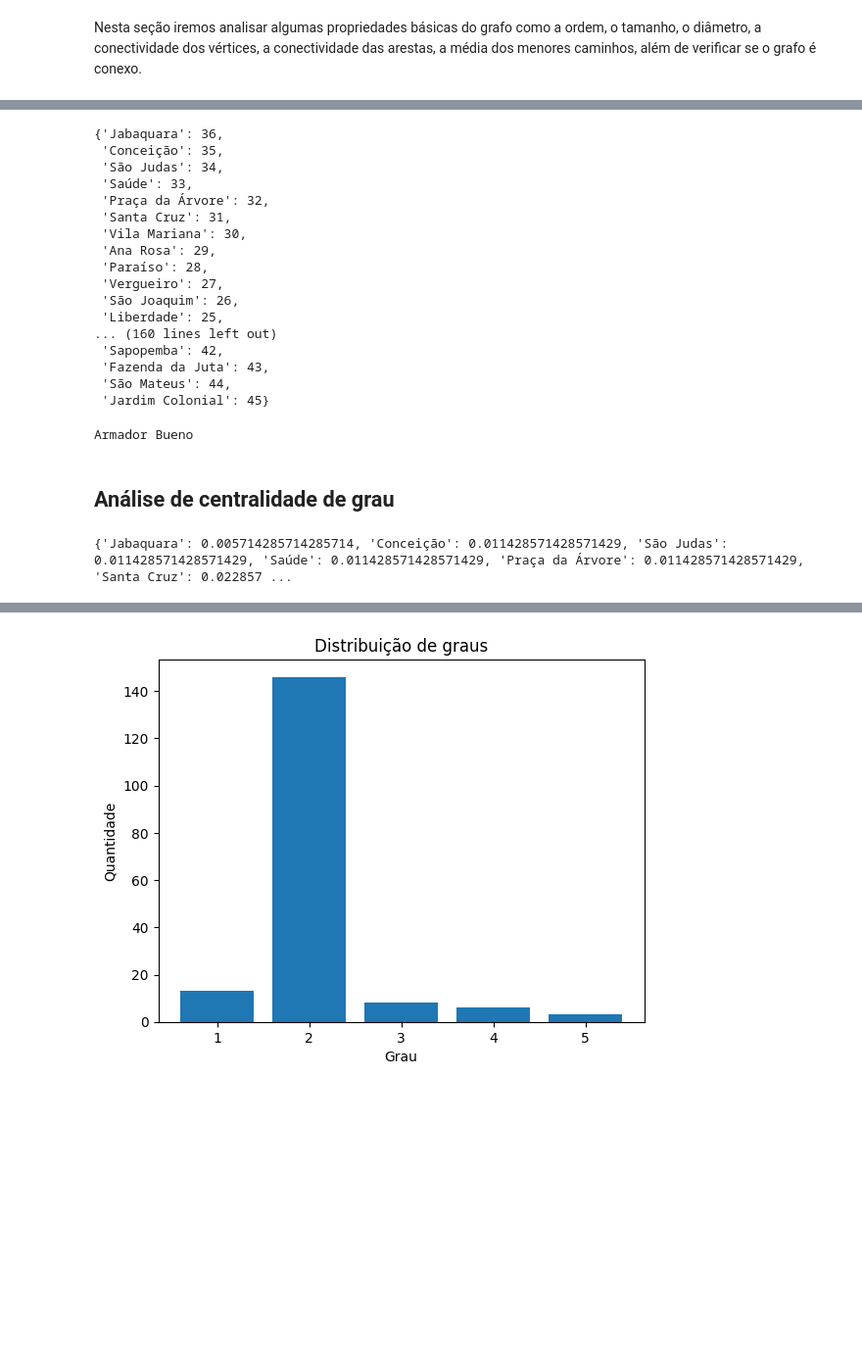
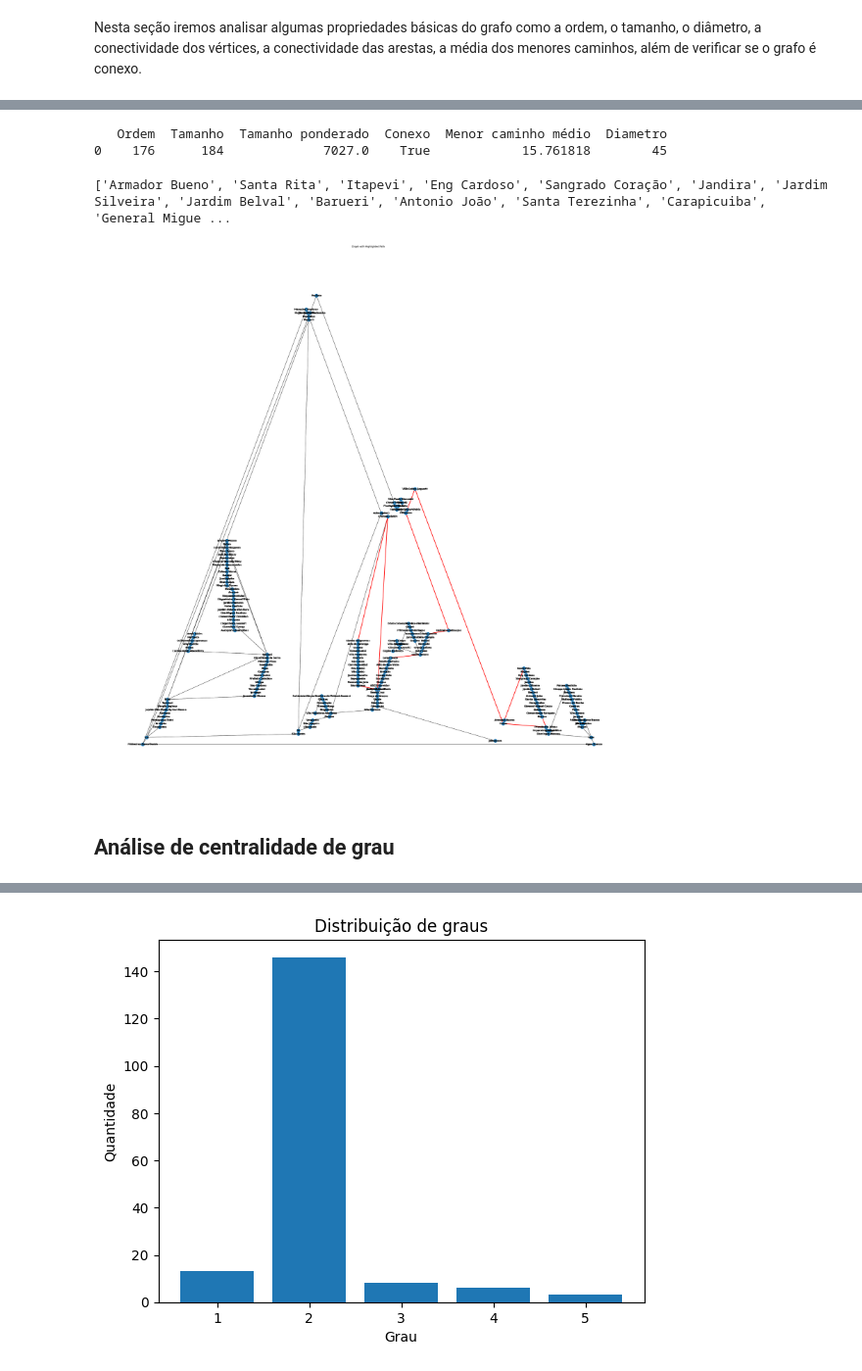
Before and after one commit to PauloAPH/AnaliseDoSistemaMetroviarioDeSaoPaulo, a Jupyter notebook: Sistema_metroviário_de_SP.ipynb, the cells around one changed output, grey strips where cells are left out. Shown at 98% size. Cells and saved outputs as stored; diff of their text form; code cells hidden in the pictures; blank space fills up the shorter version.

```diff
--- a/Sistema_metroviário_de_SP.ipynb
+++ b/Sistema_metroviário_de_SP.ipynb
@@ -233,33 +192,44 @@ exc = nx.eccentricity(G)
-# %%
-exc
-# %% [output]
-{'Jabaquara': 36,
- 'Conceição': 35,
- 'São Judas': 34,
- 'Saúde': 33,
- 'Praça da Árvore': 32,
- 'Santa Cruz': 31,
- 'Vila Mariana': 30,
- 'Ana Rosa': 29,
- 'Paraíso': 28,
- 'Vergueiro': 27,
- 'São Joaquim': 26,
- 'Liberdade': 25,
-... (160 lines left out)
- 'Sapopemba': 42,
- 'Fazenda da Juta': 43,
- 'São Mateus': 44,
- 'Jardim Colonial': 45}
-# %%
-print(max(exc, key=exc.get))
-# %% [output]
-Armador Bueno
+# %%
+# ordem de um grafo- nº de vértices
+data = {
+    "Ordem" : [G.order()],
+    "Tamanho" : [G.size()],
+    "Tamanho ponderado" : [G.size(weight="weight")],
+    "Conexo" : [nx.is_connected(G)],
+    "Menor caminho médio" : [nx.average_shortest_path_length(G)],
+    "Diametro" : [nx.diameter(G)],
+}
+
+df = pd.DataFrame(data)
+print(df)
+# %% [output]
+   Ordem  Tamanho  Tamanho ponderado  Conexo  Menor caminho médio  Diametro
+0    176      184             7027.0    True            15.761818        45
+# %%
+exc = nx.eccentricity(G)
+max_path = [key for key, value in sorted(exc.items(), key=lambda x: x[1], reverse=True)[:2]]
+
+
+df_exc = pd.DataFrame(list(exc.items()), columns=["Node", "Eccentricity"]).sort_values(by="Eccentricity")
+
+path = nx.shortest_path(G, source = max_path[0], target = max_path[1] , weight="weight")
+print(path)
+# %% [output]
+['Armador Bueno', 'Santa Rita', 'Itapevi', 'Eng Cardoso', 'Sangrado Coração', 'Jandira', 'Jardim Silveira', 'Jardim Belval', 'Barueri', 'Antonio João', 'Santa Terezinha', 'Carapicuiba', 'General Migue ...
+# %%
+figure(figsize=(50, 50), dpi=100)
+pos = nx.planar_layout(G)
+nx.draw_networkx(G,pos = pos, with_labels="True")
+
+nx.draw(G, pos, with_labels=True, node_color="lightblue", node_size=5, font_weight="bold")
+
+path_edges = list(zip(path, path[1:]))
+nx.draw_networkx_edges(G, pos, edgelist=path_edges, edge_color="red", width=3)
+
+plt.title("Graph with Highlighted Path")
+plt.show()
+# %% [output]
+[figure, added]
 # %% [markdown]
 ## Análise de centralidade de grau
-# %%
-deg_centrality = nx.degree_centrality(G)
-
-print(deg_centrality)
-# %% [output]
-{'Jabaquara': 0.005714285714285714, 'Conceição': 0.011428571428571429, 'São Judas': 0.011428571428571429, 'Saúde': 0.011428571428571429, 'Praça da Árvore': 0.011428571428571429, 'Santa Cruz': 0.022857 ...
 # %%
```
Also changed, not shown: parts of 24 cells of this notebook.
